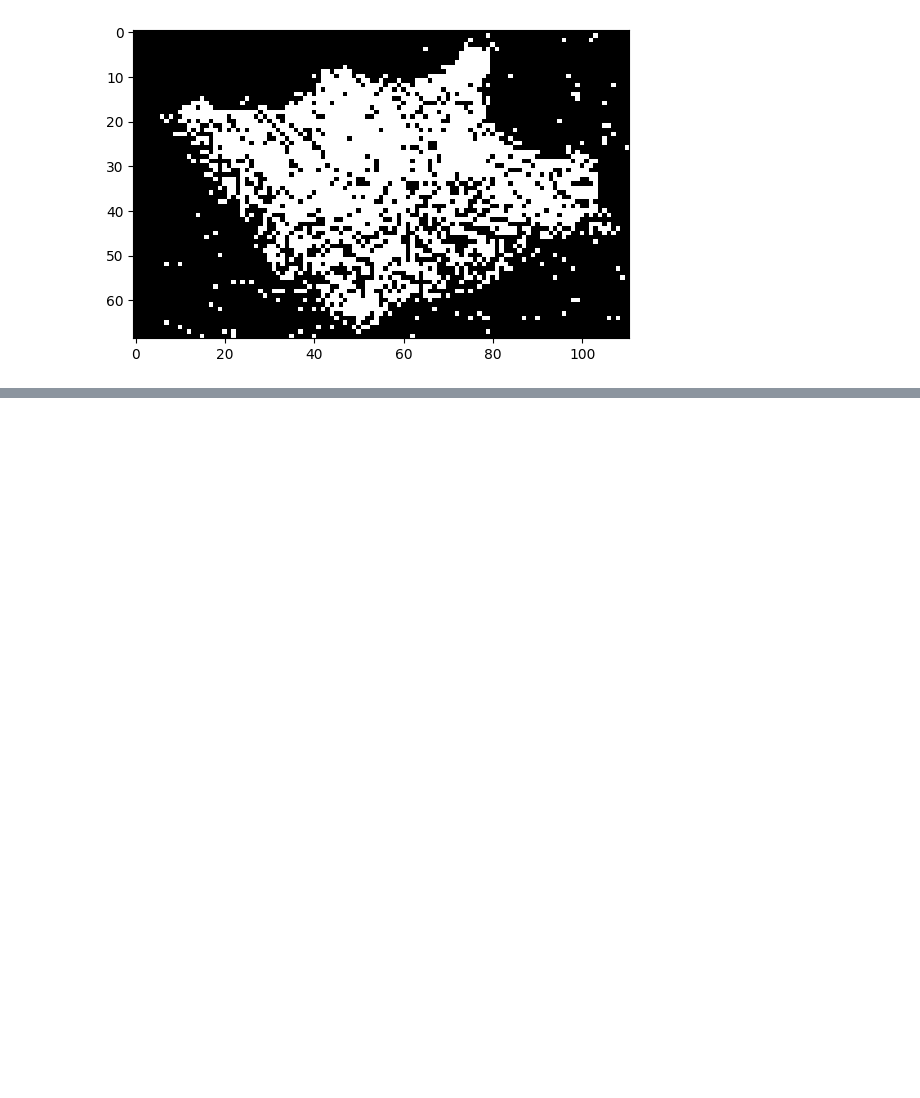
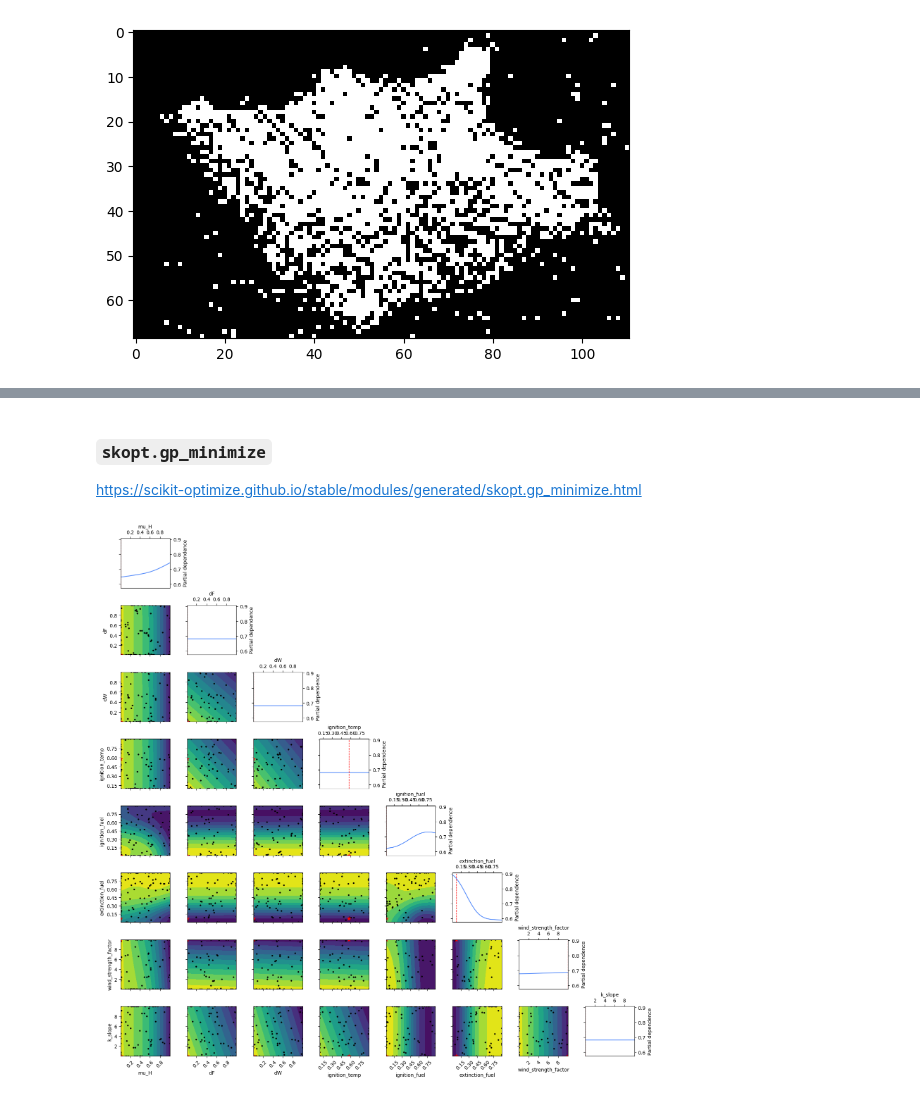
Before and after one commit to claraelisabeth/Adv_Modelling_and_Simulation, a Jupyter notebook: notebooks/optimization_santa_rosa.ipynb, the cells around one changed output, grey strips where cells are left out. Saved outputs shown, nothing was run; the diff lists cells and outputs as text; code cells hidden in the pictures; blank space fills up the shorter version.

```diff
--- a/notebooks/optimization_santa_rosa.ipynb
+++ b/notebooks/optimization_santa_rosa.ipynb
@@ -259,0 +263,26 @@ differential_evolution step 12: f(x)= 0.48193244304791827
+# %% [markdown]
+### `skopt.gp_minimize`
+https://scikit-optimize.github.io/stable/modules/generated/skopt.gp_minimize.html
+# %%
+def skopt_wrapper(params_opt):
+    return objective_function(
+        params_2optimize=params_opt,
+        target_mask=target_mask,
+        params_static=params_static,
+        T=timesteps,
+        state_tracker=tracker,
+        param_names=params_names,
+    )
+
+space = []
+for entry in params_opt:
+    space.append(Real(params_opt[entry][0], params_opt[entry][1], name=entry))
+
+opt_gp = gp_minimize(skopt_wrapper, space, n_calls=100, n_random_starts=20, random_state=42)
+
+plot_objective(opt_gp, dimensions=params_names)
+plt.tight_layout()
+plt.savefig("gp_minimize.png", dpi=600)
+plt.show()
+# %% [output]
+[figure, added]
```
Also changed, not shown: parts of 12 cells of this notebook.
